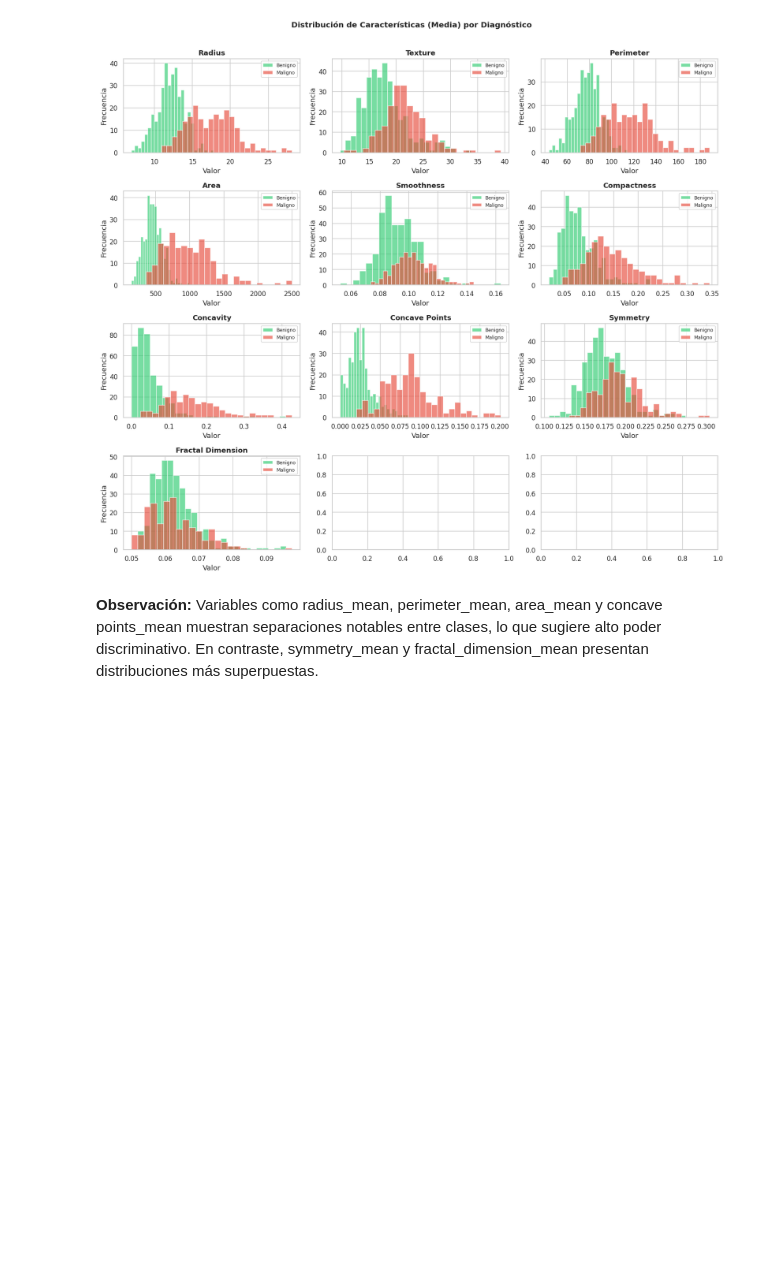
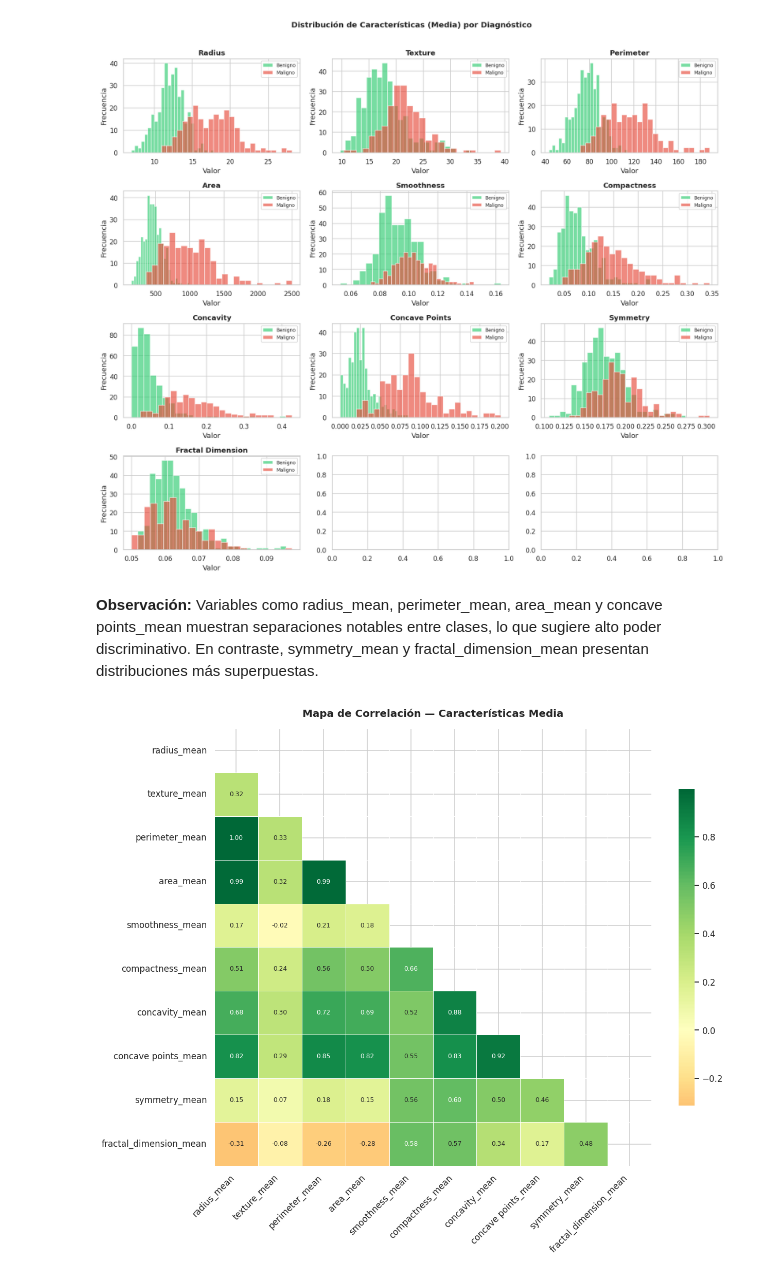
Before and after one commit to DaihanaMora/ML-Cancer-Market, a Jupyter notebook: breast_cancer.ipynb, the cells around one changed output. Cells and saved outputs as stored; diff of their text form; code cells hidden in the pictures; blank space fills up the shorter version.

Commit message:
feat: mapa de correlación entre variables

```diff
--- a/breast_cancer.ipynb
+++ b/breast_cancer.ipynb
@@ -121,3 +121,19 @@ plt.show()
 [figure]
 # %% [markdown]
 **Observación:** Variables como radius_mean, perimeter_mean, area_mean y concave points_mean muestran separaciones notables entre clases, lo que sugiere alto poder discriminativo. En contraste, symmetry_mean y fractal_dimension_mean presentan distribuciones más superpuestas.
+# %%
+# 3.3 Mapa de correlación entre características _mean
+plt.figure(figsize=(12, 10))
+corr = df[mean_features].corr()
+mask = np.triu(np.ones_like(corr, dtype=bool))
+
+sns.heatmap(corr, mask=mask, annot=True, fmt='.2f',
+            cmap='RdYlGn', center=0, square=True,
+            linewidths=0.5, annot_kws={'size': 8},
+            cbar_kws={'shrink': 0.7})
+plt.title('Mapa de Correlación — Características Media', fontsize=13, fontweight='bold', pad=15)
+plt.xticks(rotation=45, ha='right')
+plt.tight_layout()
+plt.show()
+# %% [output]
+[figure, added]
```
Also changed, not shown: parts of 1 cell of this notebook.
